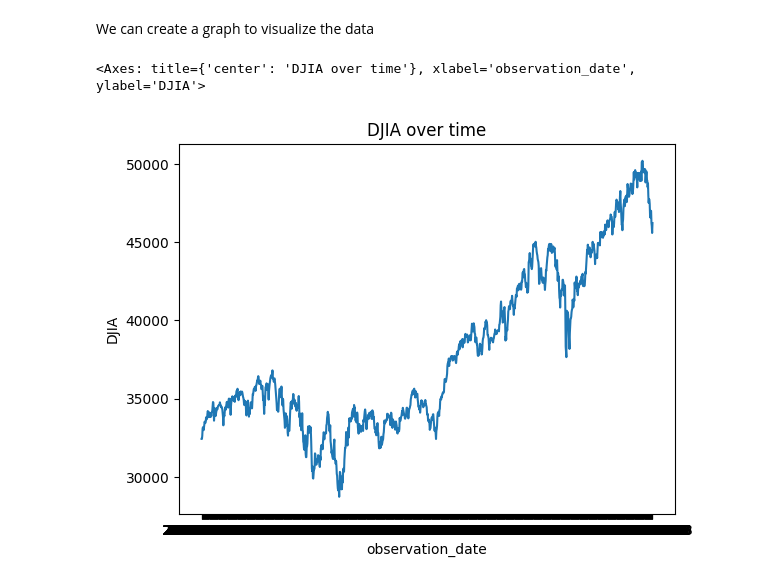
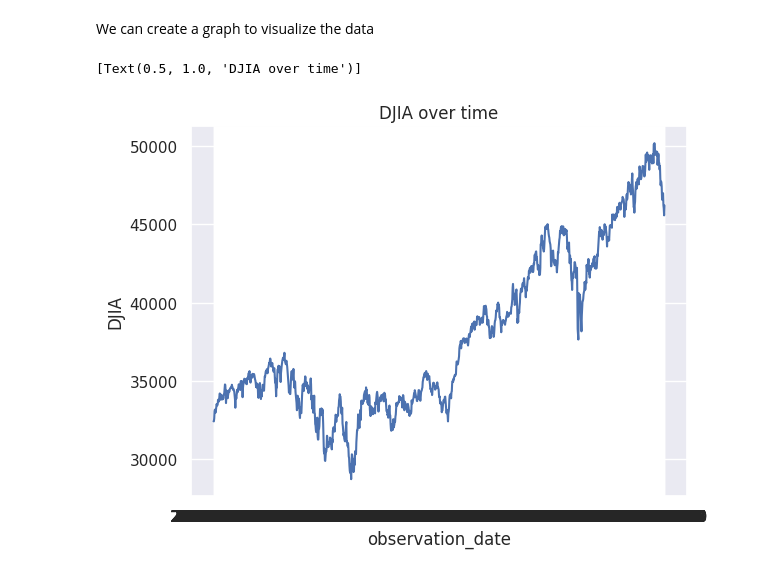
Before and after one commit to vanessadiaz04/data-analytics, a Jupyter notebook: DowJonesAnalysis.ipynb, the cells around one changed output. Saved outputs shown, nothing was run; the diff lists cells and outputs as text; code cells hidden in the pictures.

```diff
--- a/DowJonesAnalysis.ipynb
+++ b/DowJonesAnalysis.ipynb
@@ -37,12 +37,13 @@ print(f"{null_ratio * 100:.2f} % of the data is null")
 We can create a graph to visualize the data
 # %%
 import seaborn as sns
+
+sns.set_theme()
 
 ax = sns.lineplot(df, x="observation_date", y="DJIA")
 ax.set(
     title = "DJIA over time"
 )
-ax
 # %% [output]
-<Axes: title={'center': 'DJIA over time'}, xlabel='observation_date', ylabel='DJIA'>
+[Text(0.5, 1.0, 'DJIA over time')]
-[figure, old version]
+[figure, new version]
```
Also changed, not shown: parts of 3 cells of this notebook.
